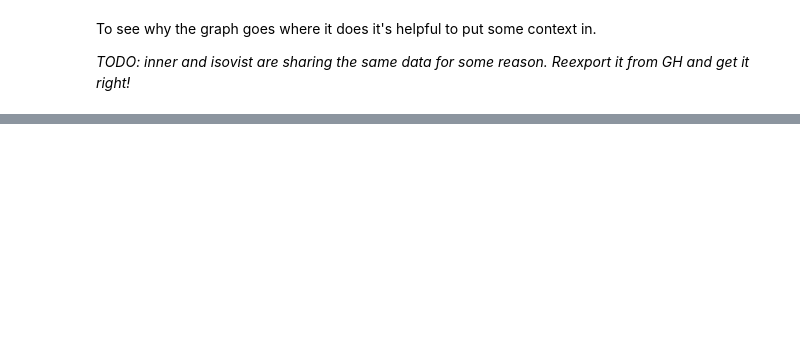
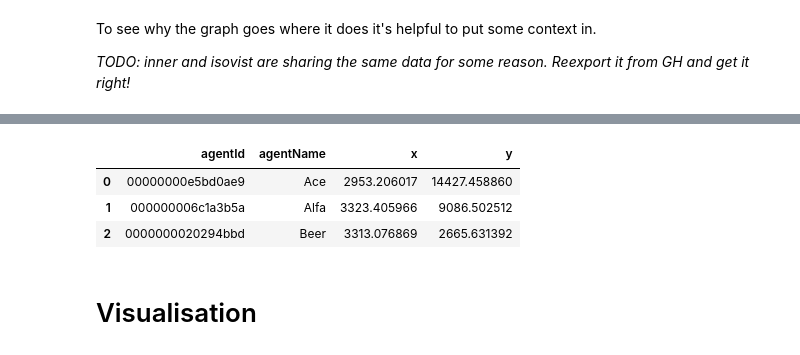
Before and after one commit to notionparallax/sensicorn, a Jupyter notebook: initialDataAnalysis/BVN infrastructure and layout.ipynb, the cells around one changed output, grey strips where cells are left out. Saved outputs shown, nothing was run; the diff lists cells and outputs as text; code cells hidden in the pictures; blank space fills up the shorter version.

```diff
--- a/initialDataAnalysis/BVN infrastructure and layout.ipynb
+++ b/initialDataAnalysis/BVN infrastructure and layout.ipynb
@@ -104,0 +120,15 @@ plt.title("BVN movement graph with boundaries");
+# %%
+baseStationData = helpers.getDFfromCSVURL("https://docs.google.com/spreadsheets/d/167pxh_NRq5e9sQV9Zb8Z-Q-kdN7Zy9FCzCp47eVXTuE/pub?gid=1446311565&single=true&output=csv")
+
+#only keep the columns we care about
+baseStationData = baseStationData.ix[:,0:5]
+baseStationData = baseStationData.drop(["location"], 1)
+baseStationData = baseStationData[baseStationData.agentId > 0] #not really sure how this works, maybe failure is falsy?
+baseStationData.head(3)
+# %% [output]
+|  | agentId | agentName | x | y |
+| 0 | 00000000e5bd0ae9 | Ace | 2953.206017 | 14427.458860 |
+| 1 | 000000006c1a3b5a | Alfa | 3323.405966 | 9086.502512 |
+| 2 | 0000000020294bbd | Beer | 3313.076869 | 2665.631392 |
+# %% [markdown]
+# Visualisation
```
Also changed, not shown: parts of 20 cells of this notebook, 1 other file.
